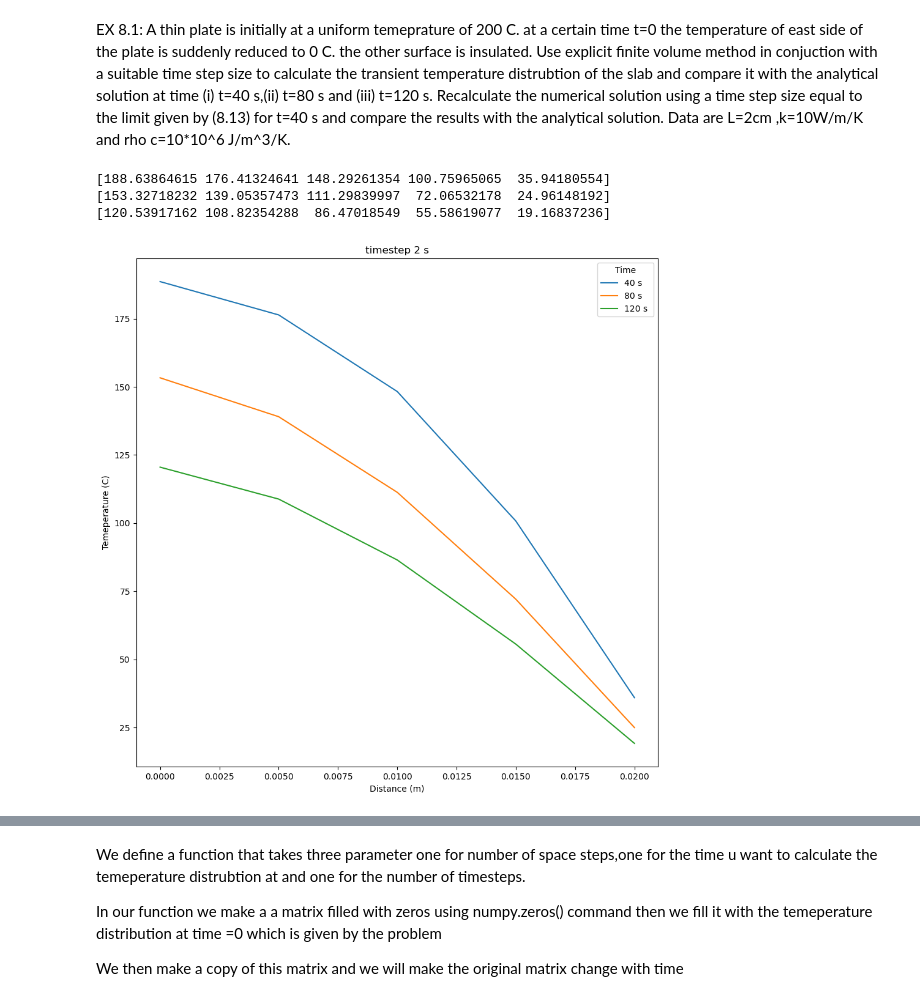
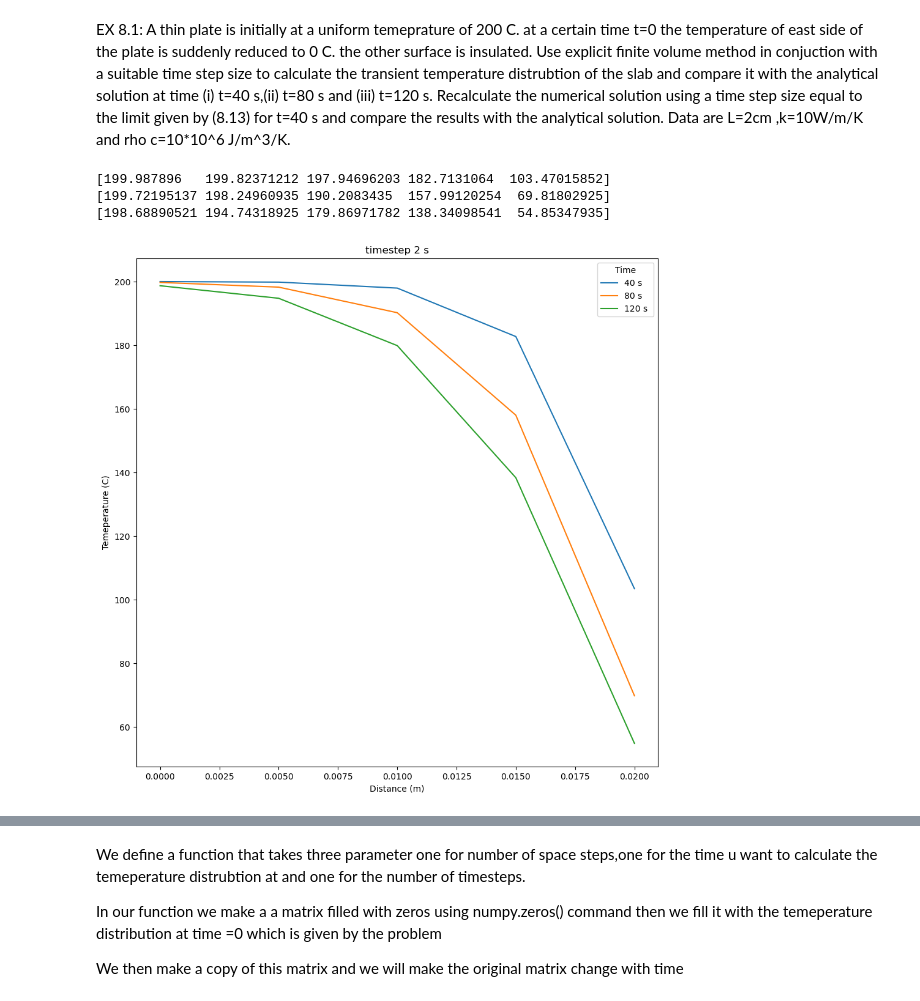
Before and after one commit to emShalaby/Versteeg-examples, a Jupyter notebook: example8.1.ipynb, the cells around one changed output, grey strips where cells are left out. Drawn from its saved outputs; the diff is of its cells as text; code cells hidden in the pictures.

```diff
--- a/example8.1.ipynb
+++ b/example8.1.ipynb
@@ -13,7 +13,8 @@ def diffusion(nx,tf,dt,x):
 
     rhoc=10*10**6
     k=10
-    L=.02
+    #we will solve for L=.05
+    L=.05
 
     dx=L/nx
 
@@ -28,37 +29,37 @@ def diffusion(nx,tf,dt,x):
 
 
     for i in range(int(nt)):
         TN=T.copy()
 
         T[1:-1]= lambdax * (TN[2:] - 2 * TN[1:-1] + TN[0:-2] ) + TN[1:-1]
 
         #boundary conditions
 
         T[0] = lambdax * ( TN[1] - TN[0] ) + TN[0]
 
         T[-1] = lambdax * (-3 * TN[-1] + TN[-2] ) + TN[-1]
 
 
     if x==1:
         print(T)
 
     X=numpy.linspace(0,.02,nx)
     plt.title(f"timestep {dt} s")
     plt.xlabel("Distance (m)")
     plt.ylabel("Temeperature (C)")
     plt.plot(X,T,label=dx)
 
 plt.figure(figsize=(11,11),dpi=100)
 diffusion(5,40,2,1)
 diffusion(5,80,2,1)
 diffusion(5,120,2,1)
 legend=plt.legend(["40 s ","80 s ","120 s "])
 legend.set_title("Time")
 # %% [output]
-[188.63864615 176.41324641 148.29261354 100.75965065  35.94180554]
-[153.32718232 139.05357473 111.29839997  72.06532178  24.96148192]
-[120.53917162 108.82354288  86.47018549  55.58619077  19.16837236]
+[199.987896   199.82371212 197.94696203 182.7131064  103.47015852]
+[199.72195137 198.24960935 190.2083435  157.99120254  69.81802925]
+[198.68890521 194.74318925 179.86971782 138.34098541  54.85347935]
-[figure, old version]
+[figure, new version]
 # %%
 plt.figure(figsize=(11,11),dpi=100)
 diffusion(3,40,2,0)
```
Also changed, not shown: parts of 1 cell of this notebook, 1 other file.
